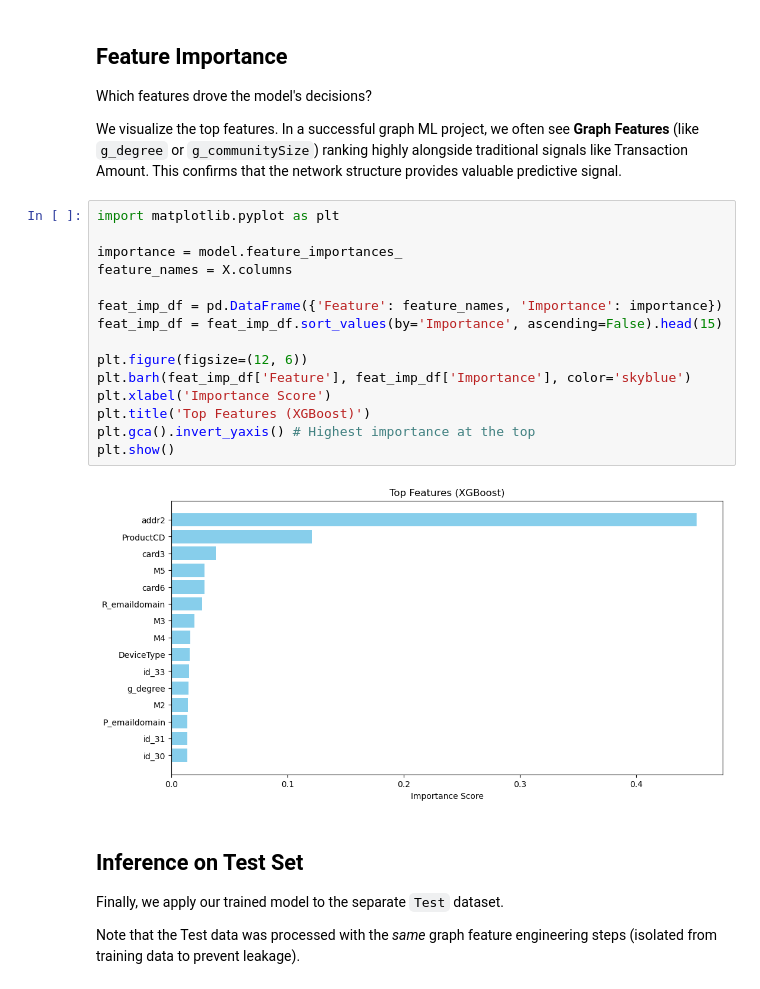
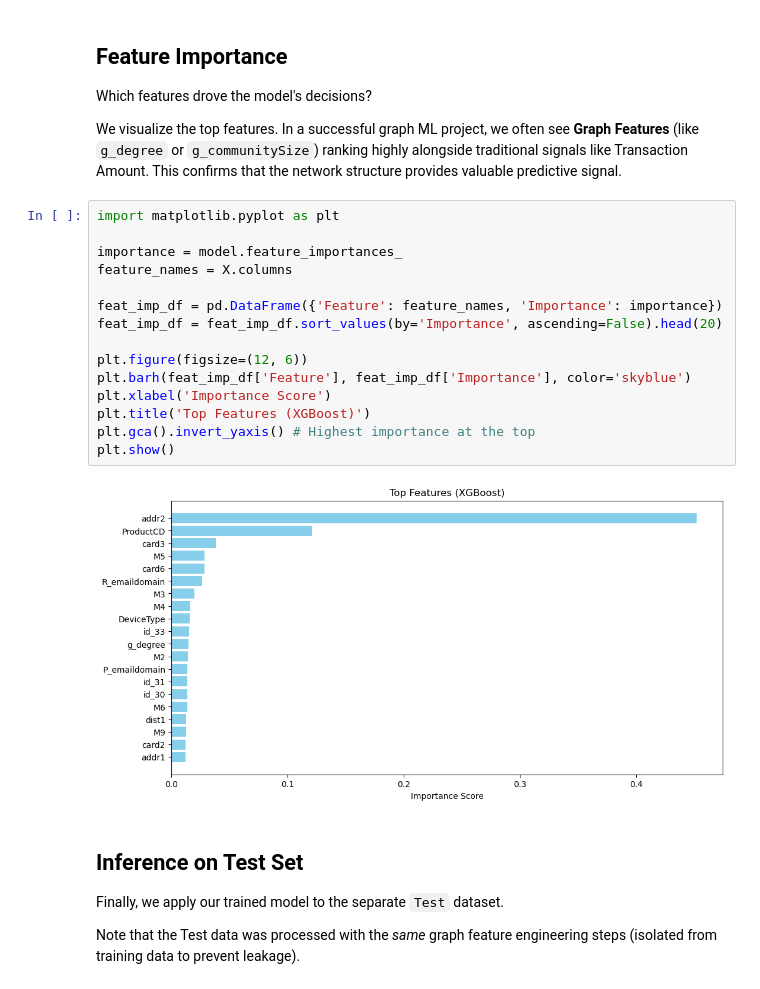
Before and after one commit to pedroleitao-neo4j/finance-ieee-cis-fraud, a Jupyter notebook: train_evaluate.ipynb, the cells around one changed output. Saved outputs shown, nothing was run; the diff lists cells and outputs as text.

```diff
--- a/train_evaluate.ipynb
+++ b/train_evaluate.ipynb
@@ -448,20 +458,20 @@ We visualize the top features. In a successful graph ML project, we often see **
 # %%
 import matplotlib.pyplot as plt
 
 importance = model.feature_importances_
 feature_names = X.columns
 
 feat_imp_df = pd.DataFrame({'Feature': feature_names, 'Importance': importance})
-feat_imp_df = feat_imp_df.sort_values(by='Importance', ascending=False).head(15)
+feat_imp_df = feat_imp_df.sort_values(by='Importance', ascending=False).head(20)
 
 plt.figure(figsize=(12, 6))
 plt.barh(feat_imp_df['Feature'], feat_imp_df['Importance'], color='skyblue')
 plt.xlabel('Importance Score')
 plt.title('Top Features (XGBoost)')
 plt.gca().invert_yaxis() # Highest importance at the top
 plt.show()
 # %% [output]
-[figure, old version]
+[figure, new version]
 # %% [markdown]
 ## Inference on Test Set
 
```
Also changed, not shown: parts of 7 cells of this notebook, 13 other files.
